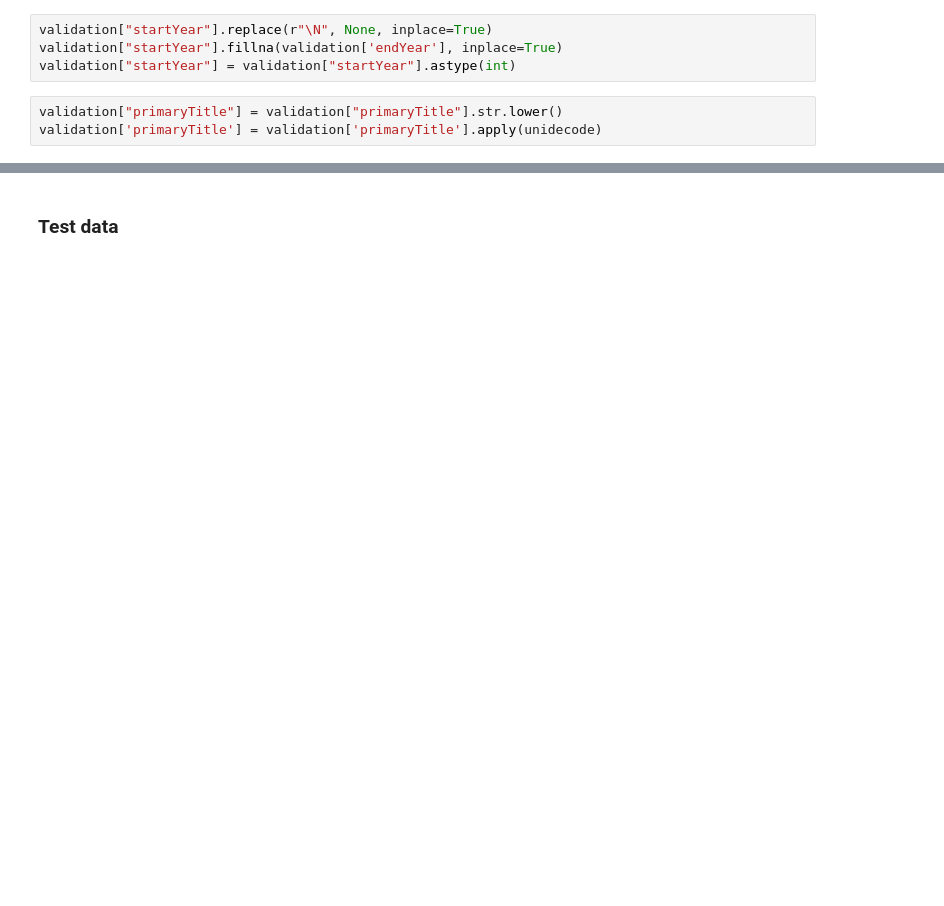
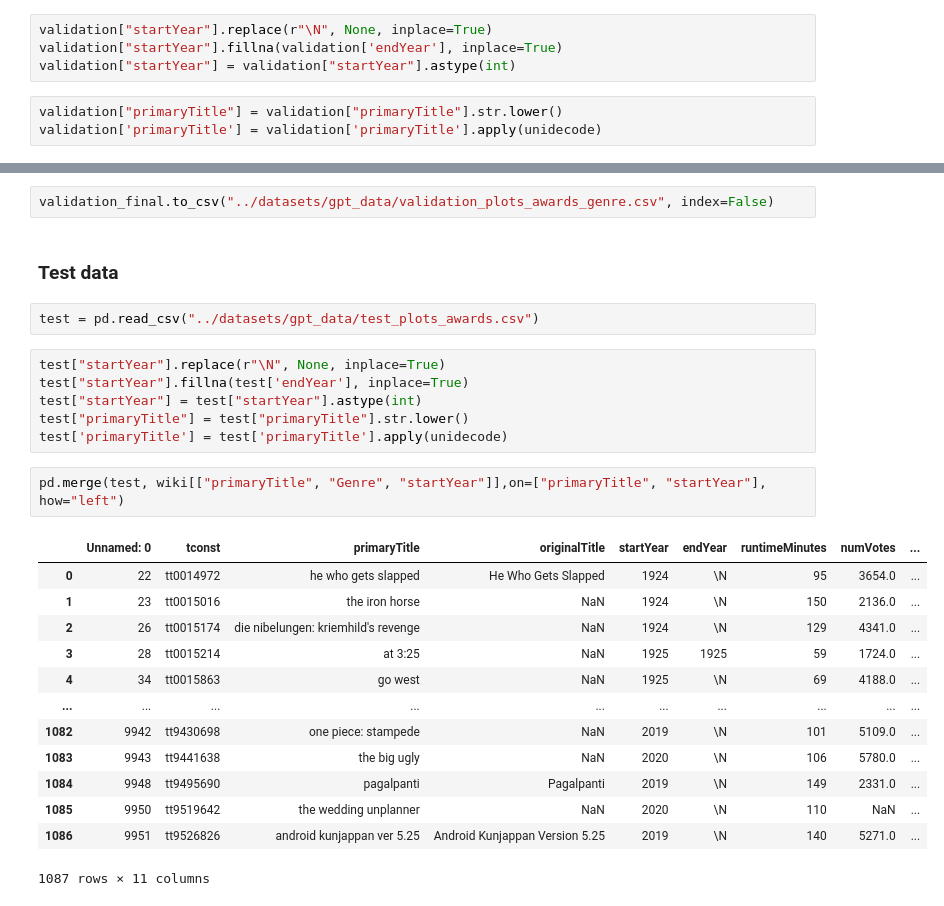
Before and after one commit to Matei9721/Big-Data-Project, a Jupyter notebook: notebooks/wikipedia.ipynb, the cells around one changed output, grey strips where cells are left out. Saved outputs shown, nothing was run; the diff lists cells and outputs as text; blank space fills up the shorter version.

```diff
--- a/notebooks/wikipedia.ipynb
+++ b/notebooks/wikipedia.ipynb
@@ -112,2 +144,28 @@ pd.merge(validation, wiki[["primaryTitle", "Genre", "startYear", "Plot"]],on=["p
+# %%
+validation_final.to_csv("../datasets/gpt_data/validation_plots_awards_genre.csv", index=False)
 # %% [markdown]
 ### Test data
+# %%
+test = pd.read_csv("../datasets/gpt_data/test_plots_awards.csv")
+# %%
+test["startYear"].replace(r"\N", None, inplace=True)
+test["startYear"].fillna(test['endYear'], inplace=True)
+test["startYear"] = test["startYear"].astype(int)
+test["primaryTitle"] = test["primaryTitle"].str.lower()
+test['primaryTitle'] = test['primaryTitle'].apply(unidecode)
+# %%
+pd.merge(test, wiki[["primaryTitle", "Genre", "startYear"]],on=["primaryTitle", "startYear"], how="left")
+# %% [output]
+|  | Unnamed: 0 | tconst | primaryTitle | originalTitle | startYear | endYear | runtimeMinutes | numVotes | ... |
+| 0 | 22 | tt0014972 | he who gets slapped | He Who Gets Slapped | 1924 | \N | 95 | 3654.0 | ... |
+| 1 | 23 | tt0015016 | the iron horse | NaN | 1924 | \N | 150 | 2136.0 | ... |
+| 2 | 26 | tt0015174 | die nibelungen: kriemhild's revenge | NaN | 1924 | \N | 129 | 4341.0 | ... |
+| 3 | 28 | tt0015214 | at 3:25 | NaN | 1925 | 1925 | 59 | 1724.0 | ... |
+| 4 | 34 | tt0015863 | go west | NaN | 1925 | \N | 69 | 4188.0 | ... |
+| ... | ... | ... | ... | ... | ... | ... | ... | ... | ... |
+| 1082 | 9942 | tt9430698 | one piece: stampede | NaN | 2019 | \N | 101 | 5109.0 | ... |
+| 1083 | 9943 | tt9441638 | the big ugly | NaN | 2020 | \N | 106 | 5780.0 | ... |
+| 1084 | 9948 | tt9495690 | pagalpanti | Pagalpanti | 2019 | \N | 149 | 2331.0 | ... |
+| 1085 | 9950 | tt9519642 | the wedding unplanner | NaN | 2020 | \N | 110 | NaN | ... |
+| 1086 | 9951 | tt9526826 | android kunjappan ver 5.25 | Android Kunjappan Version 5.25 | 2019 | \N | 140 | 5271.0 | ... |
+1087 rows × 11 columns
```
Also changed, not shown: parts of 10 cells of this notebook, 6 other files.
